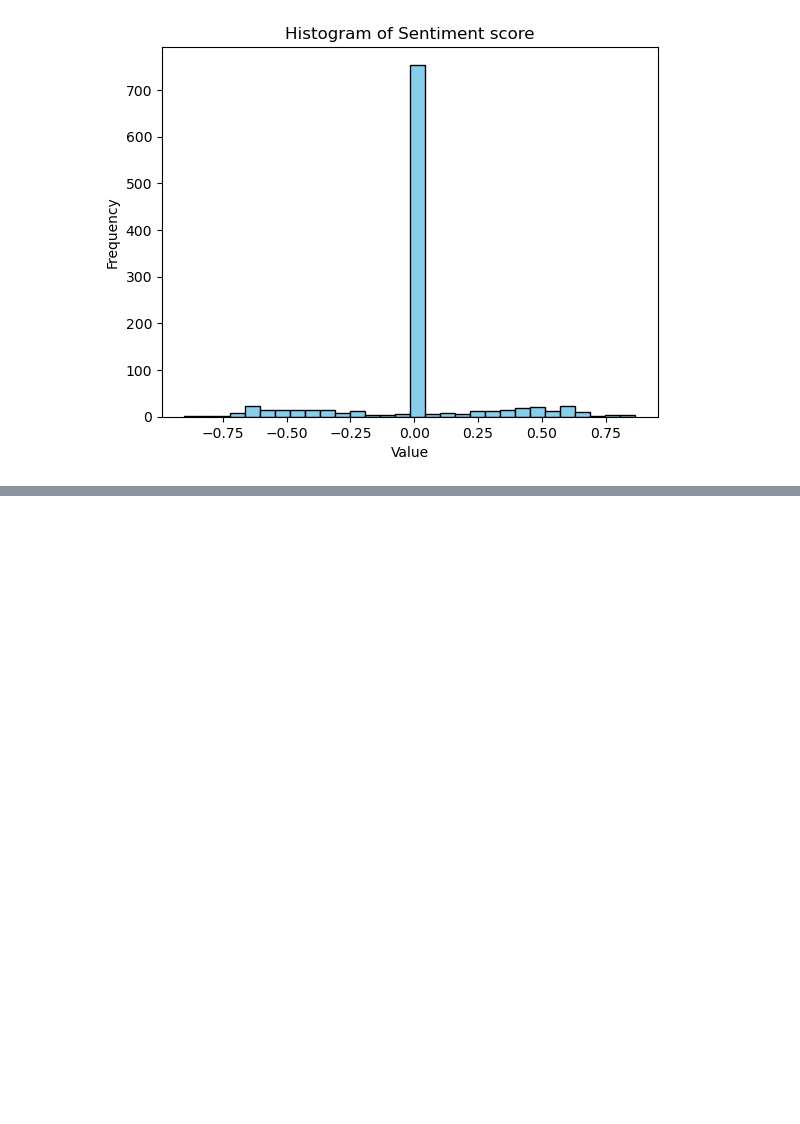
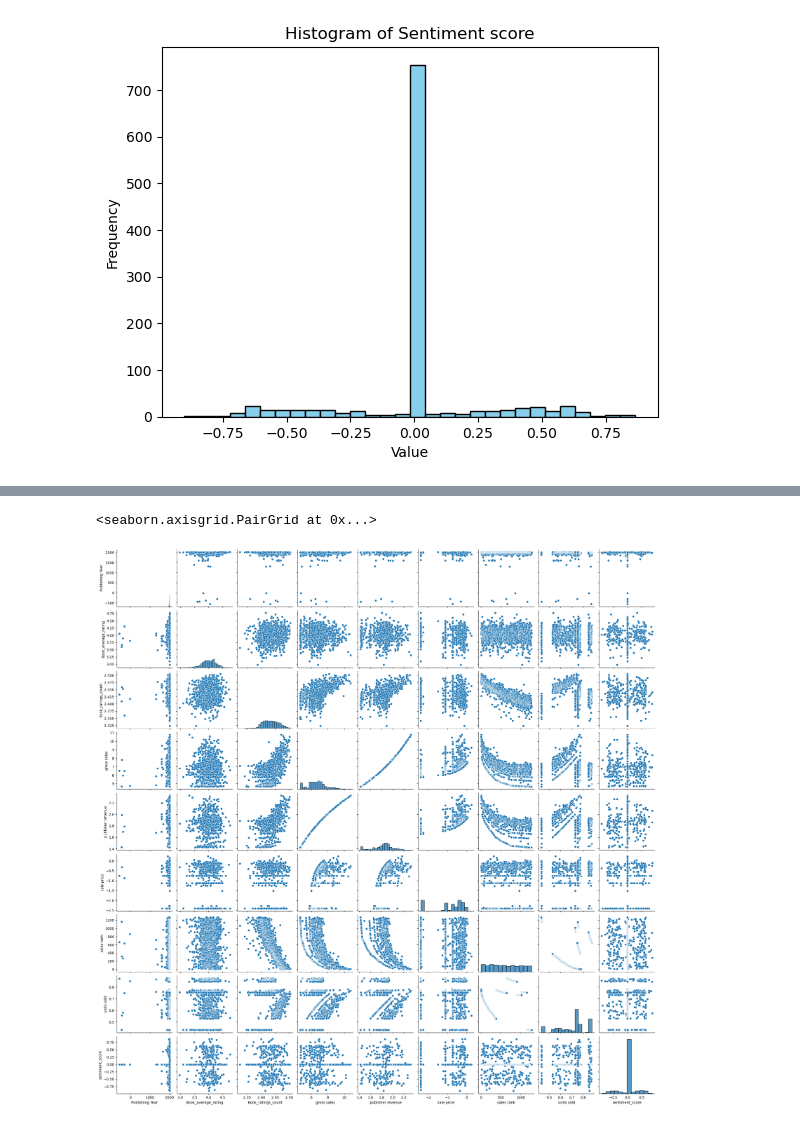
Before and after one commit to LnTrelease16/Book-Project, a Jupyter notebook: Untitled-1.ipynb, the cells around one changed output, grey strips where cells are left out. Saved outputs shown, nothing was run; the diff lists cells and outputs as text; code cells hidden in the pictures; blank space fills up the shorter version.

```diff
--- a/Untitled-1.ipynb
+++ b/Untitled-1.ipynb
@@ -91,0 +157,5 @@ plt.show()
+# %%
+sns.pairplot(book_cont_data)
+# %% [output]
+<seaborn.axisgrid.PairGrid at 0x...>
+[figure, added]
```
Also changed, not shown: parts of 9 cells of this notebook.
